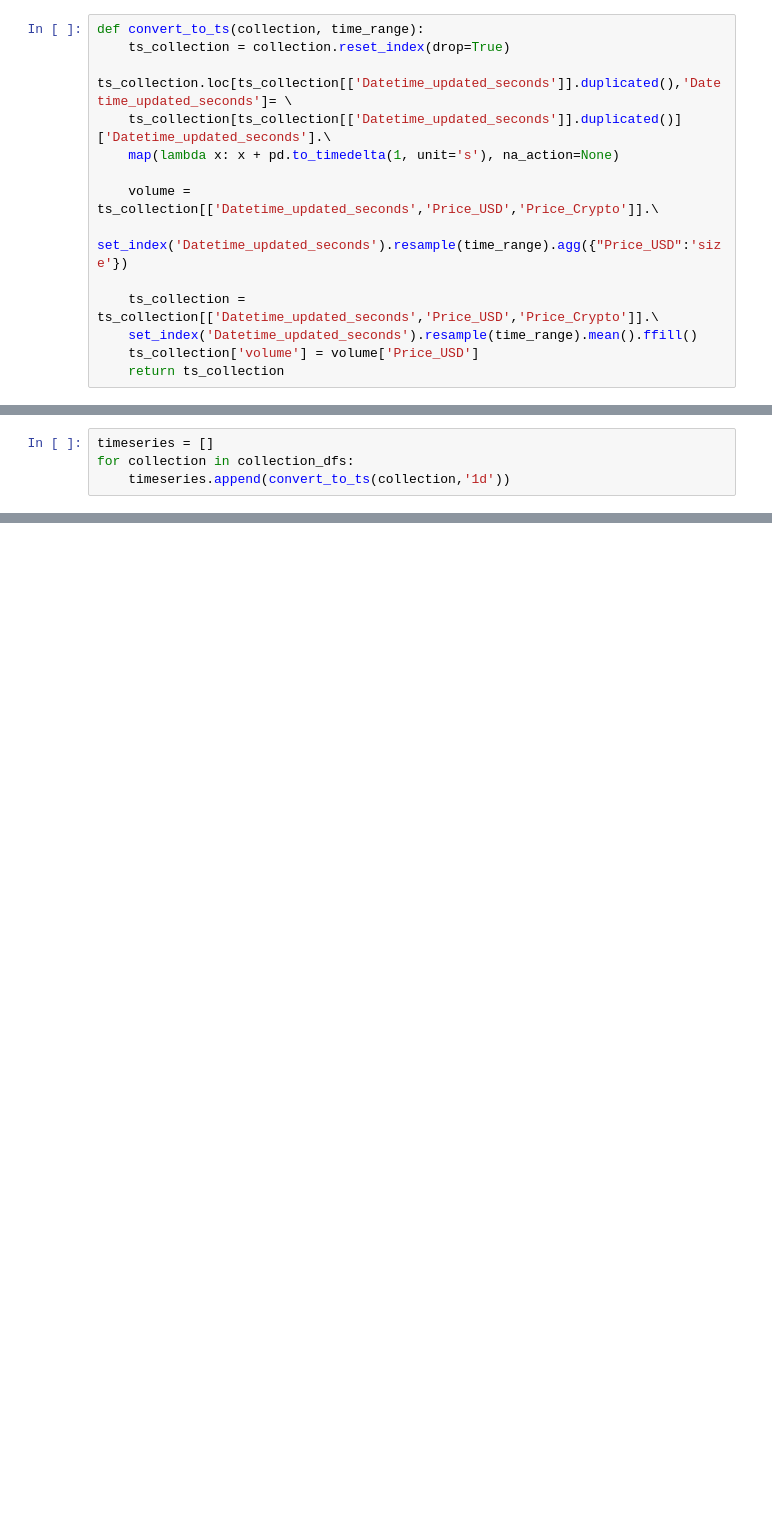
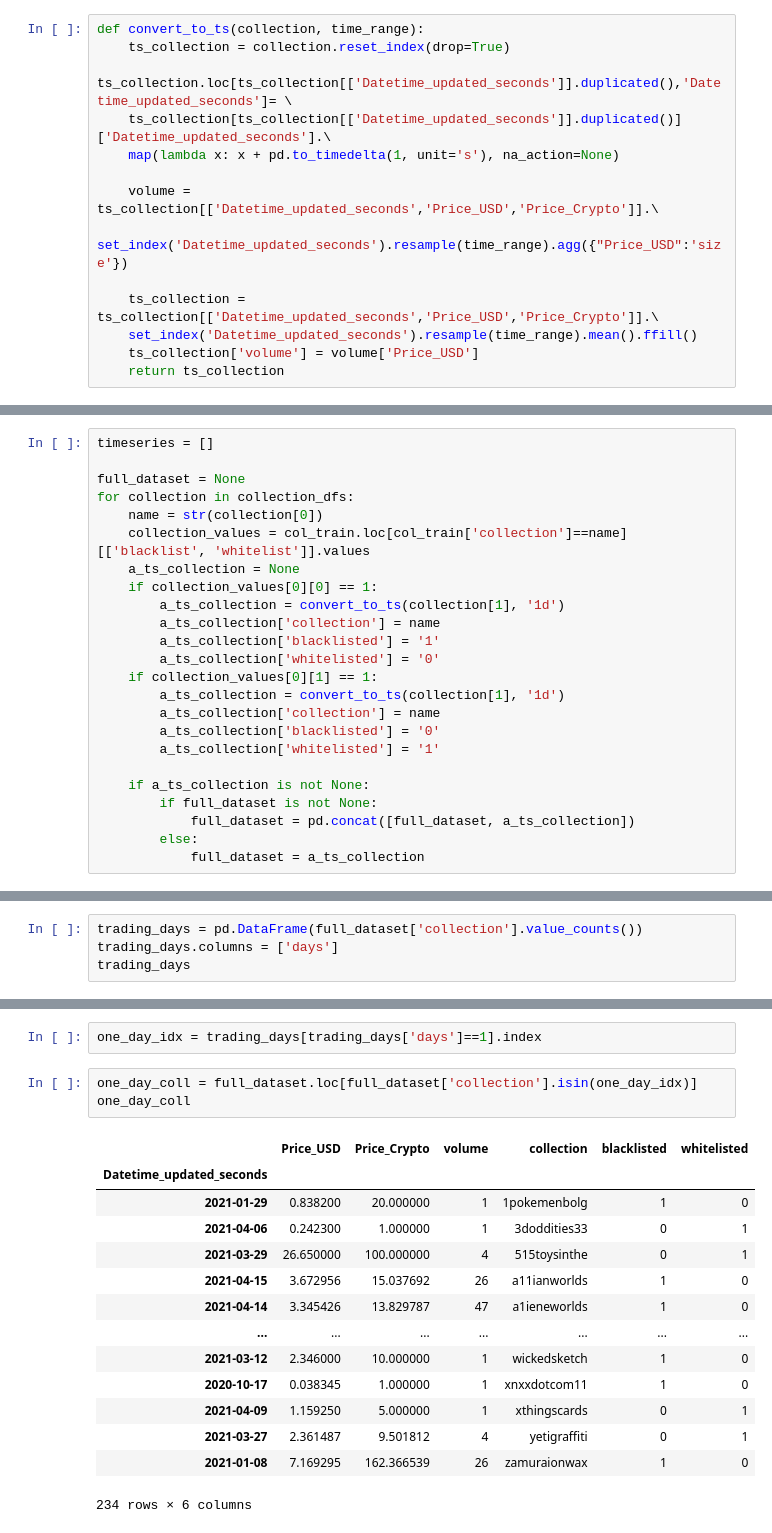
Before and after one commit to olmosjorge28/SMU_MSDS_CAPSTONE_2022, a Jupyter notebook: Andy_Modeling.ipynb, the cells around one changed output, grey strips where cells are left out. Cells and saved outputs as stored; diff of their text form; blank space fills up the shorter version.

```diff
--- a/Andy_Modeling.ipynb
+++ b/Andy_Modeling.ipynb
@@ -399,4 +223,0 @@ tuple_dfs = convert_to_ts(collection_dfs[100],'1d')
-# %%
-timeseries = []
-for collection in collection_dfs:
-    timeseries.append(convert_to_ts(collection,'1d'))
@@ -459,0 +224,24 @@ timeseries[2000]
+# %%
+timeseries = []
+
+full_dataset = None
+for collection in collection_dfs:
+    name = str(collection[0])
+    collection_values = col_train.loc[col_train['collection']==name][['blacklist', 'whitelist']].values
+    a_ts_collection = None
+    if collection_values[0][0] == 1:
+        a_ts_collection = convert_to_ts(collection[1], '1d')
+        a_ts_collection['collection'] = name
+        a_ts_collection['blacklisted'] = '1'
+        a_ts_collection['whitelisted'] = '0'
+    if collection_values[0][1] == 1:
+        a_ts_collection = convert_to_ts(collection[1], '1d')
+        a_ts_collection['collection'] = name
+        a_ts_collection['blacklisted'] = '0'
+        a_ts_collection['whitelisted'] = '1'
+
+    if a_ts_collection is not None:
+        if full_dataset is not None:
+            full_dataset = pd.concat([full_dataset, a_ts_collection])
+        else:
+            full_dataset = a_ts_collection
@@ -459,0 +258,4 @@ timeseries[2000]
+# %%
+trading_days = pd.DataFrame(full_dataset['collection'].value_counts())
+trading_days.columns = ['days']
+trading_days
@@ -459,0 +293,20 @@ timeseries[2000]
+# %%
+one_day_idx = trading_days[trading_days['days']==1].index
+# %%
+one_day_coll = full_dataset.loc[full_dataset['collection'].isin(one_day_idx)]
+one_day_coll
+# %% [output]
+|  | Price_USD | Price_Crypto | volume | collection | blacklisted | whitelisted |
+| Datetime_updated_seconds |  |  |  |  |  |  |
+| 2021-01-29 | 0.838200 | 20.000000 | 1 | 1pokemenbolg | 1 | 0 |
+| 2021-04-06 | 0.242300 | 1.000000 | 1 | 3doddities33 | 0 | 1 |
+| 2021-03-29 | 26.650000 | 100.000000 | 4 | 515toysinthe | 0 | 1 |
+| 2021-04-15 | 3.672956 | 15.037692 | 26 | a11ianworlds | 1 | 0 |
+| 2021-04-14 | 3.345426 | 13.829787 | 47 | a1ieneworlds | 1 | 0 |
+| ... | ... | ... | ... | ... | ... | ... |
+| 2021-03-12 | 2.346000 | 10.000000 | 1 | wickedsketch | 1 | 0 |
+| 2020-10-17 | 0.038345 | 1.000000 | 1 | xnxxdotcom11 | 1 | 0 |
+| 2021-04-09 | 1.159250 | 5.000000 | 1 | xthingscards | 0 | 1 |
+| 2021-03-27 | 2.361487 | 9.501812 | 4 | yetigraffiti | 0 | 1 |
+| 2021-01-08 | 7.169295 | 162.366539 | 26 | zamuraionwax | 1 | 0 |
+234 rows × 6 columns
```
Also changed, not shown: parts of 46 cells of this notebook.
